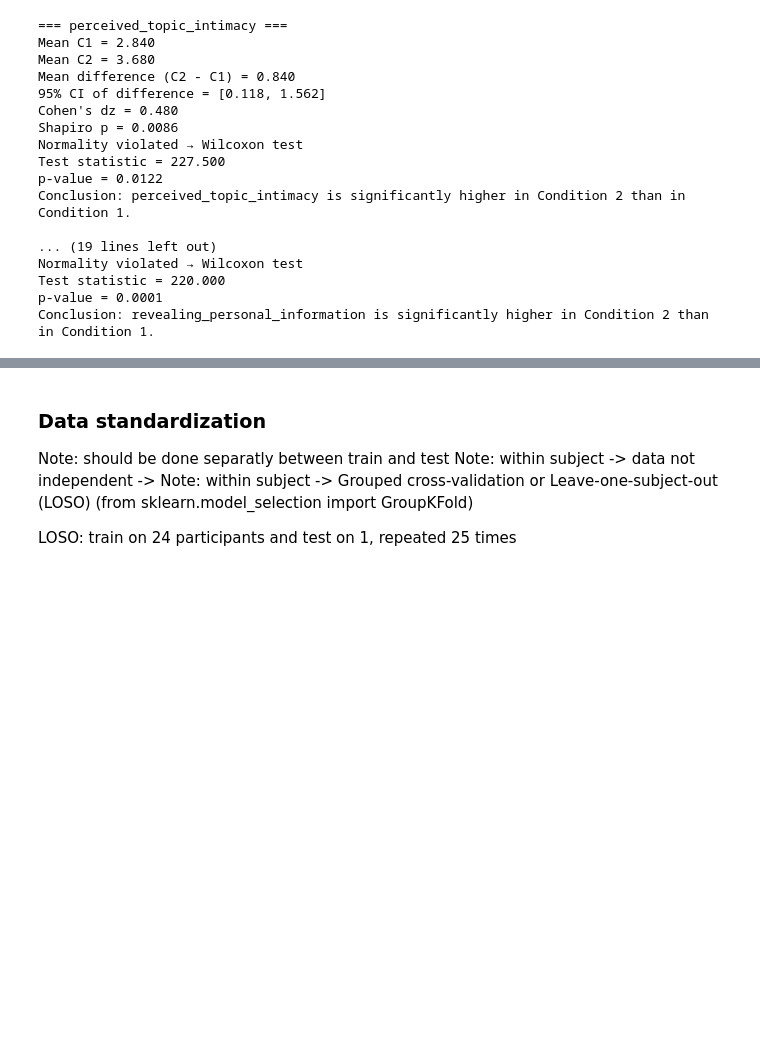
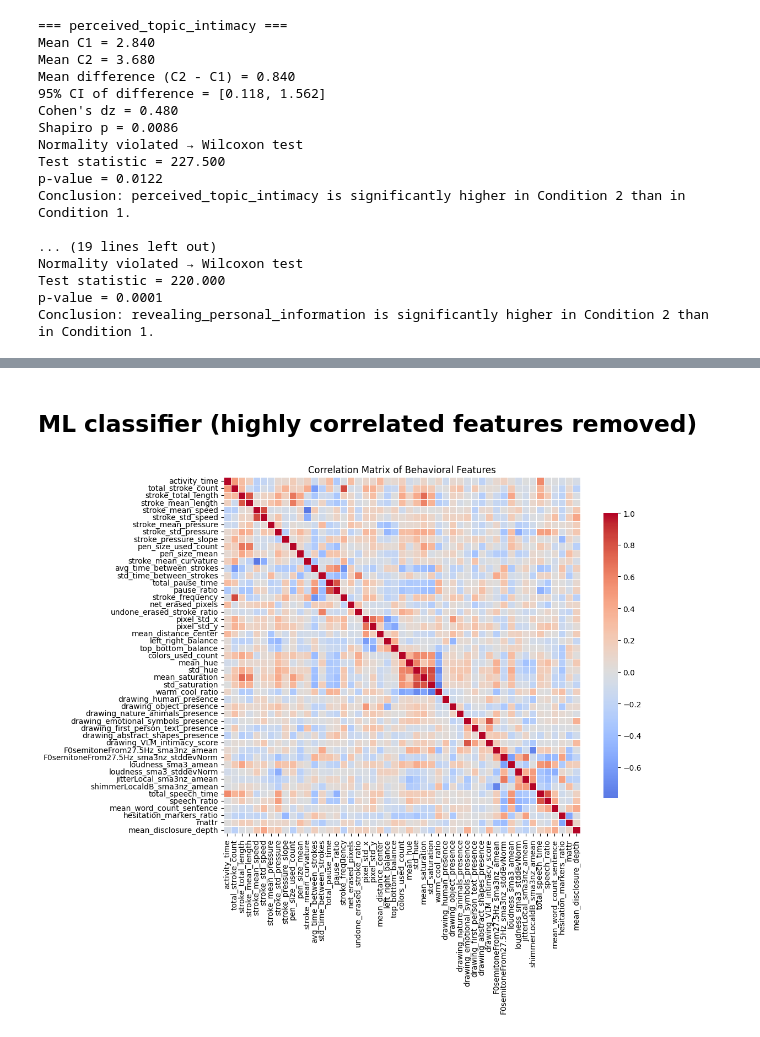
Before and after one commit to SARAI-Lab-KIT/draw_my_life_study_1, a Jupyter notebook: features_analysis_code/features_analysis_code.ipynb, the cells around one changed output, grey strips where cells are left out. Cells and saved outputs as stored; diff of their text form; code cells hidden in the pictures; blank space fills up the shorter version.

```diff
--- a/features_analysis_code/features_analysis_code.ipynb
+++ b/features_analysis_code/features_analysis_code.ipynb
@@ -327,10 +313,49 @@ HNRdBACF_sma3nz_amean  <->  shimmerLocaldB_sma3nz_amean  : r = -0.874
-# %% [markdown]
-### Data standardization
-
-Note: should be done separatly between train and test
-Note: within subject -> data not independent -> Note: within subject -> Grouped cross-validation or Leave-one-subject-out (LOSO) (from sklearn.model_selection import GroupKFold)
-
-LOSO: train on 24 participants and test on 1, repeated 25 times
+# %% [markdown]
+## ML classifier (highly correlated features removed)
+# %%
+exclude_columns = ["participant_id",
+                   "condition",
+                   "gender",
+                   "age",
+                   "perceived_topic_intimacy",
+                   "personal_discomfort",
+                   "revealing_personal_information",
+                   "stroke_std_length",
+                   "stroke_mean_accel",
+                   "stroke_std_accel",
+                   "pen_size_std",
+                   "stroke_mean_angularity",
+                   "undone_erased_stroke_count",
+                   "surface_coverage_ratio",
+                   "mean_brightness",
+                   "std_brightness",
+                   "black_ratio",
+                   "F0semitoneFrom27.5Hz_sma3nz_pctlrange0-2",
+                   "HNRdBACF_sma3nz_amean",
+                   "word_count",
+                   "word_count_per_sec"
+                   ]
+
+# Select behavioral features only
+behavioral_df = features_df.drop(columns=exclude_columns, errors="ignore")
+
+corr_matrix = behavioral_df.corr(method="pearson")
+
+plt.figure(figsize=(12, 10))
+sns.heatmap(
+    corr_matrix,
+    cmap="coolwarm",
+    center=0,
+    square=True,
+    linewidths=0.5,
+    cbar_kws={"shrink": 0.8}
+)
+plt.title("Correlation Matrix of Behavioral Features")
+plt.savefig("correlation_matrix_reduced_set_300_dpi.png", dpi=300, bbox_inches="tight")
+plt.tight_layout()
+plt.show()
+# %% [output]
+[figure, added]
 # %%
 # Prepare data
 X = features_df.drop(columns=exclude_columns, errors="ignore")
```
Also changed, not shown: parts of 22 cells of this notebook, 8 other files.
